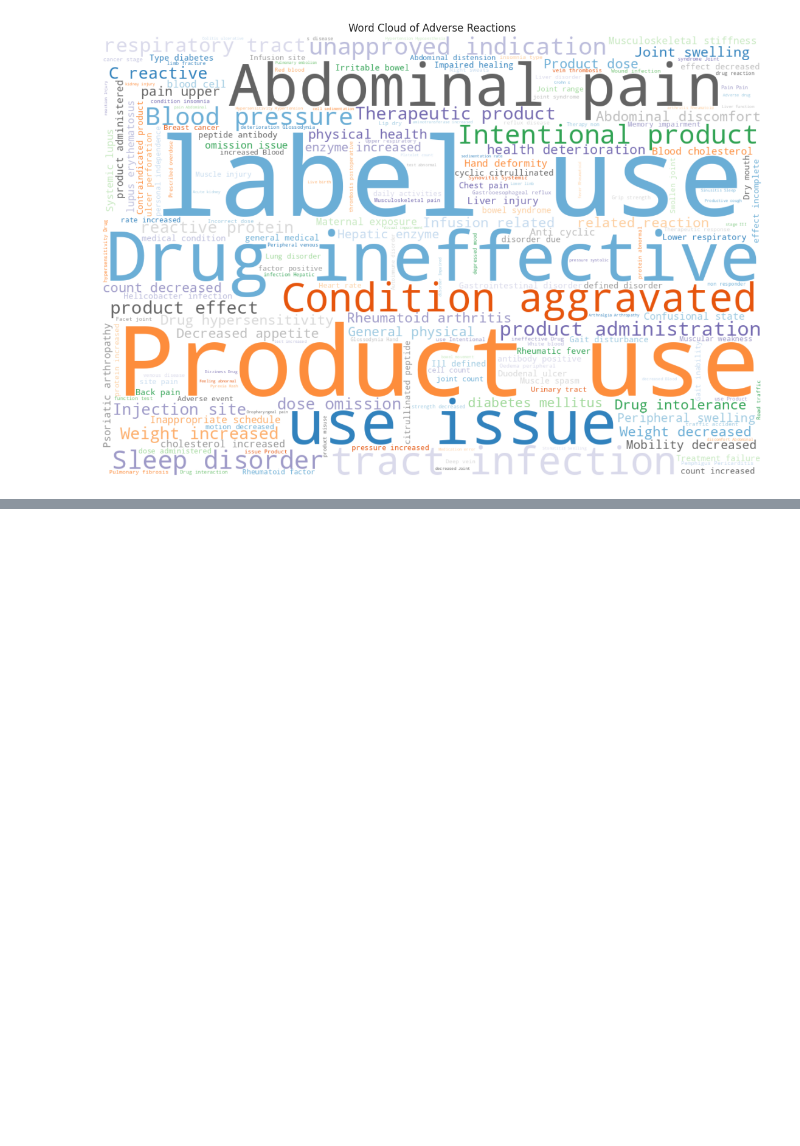
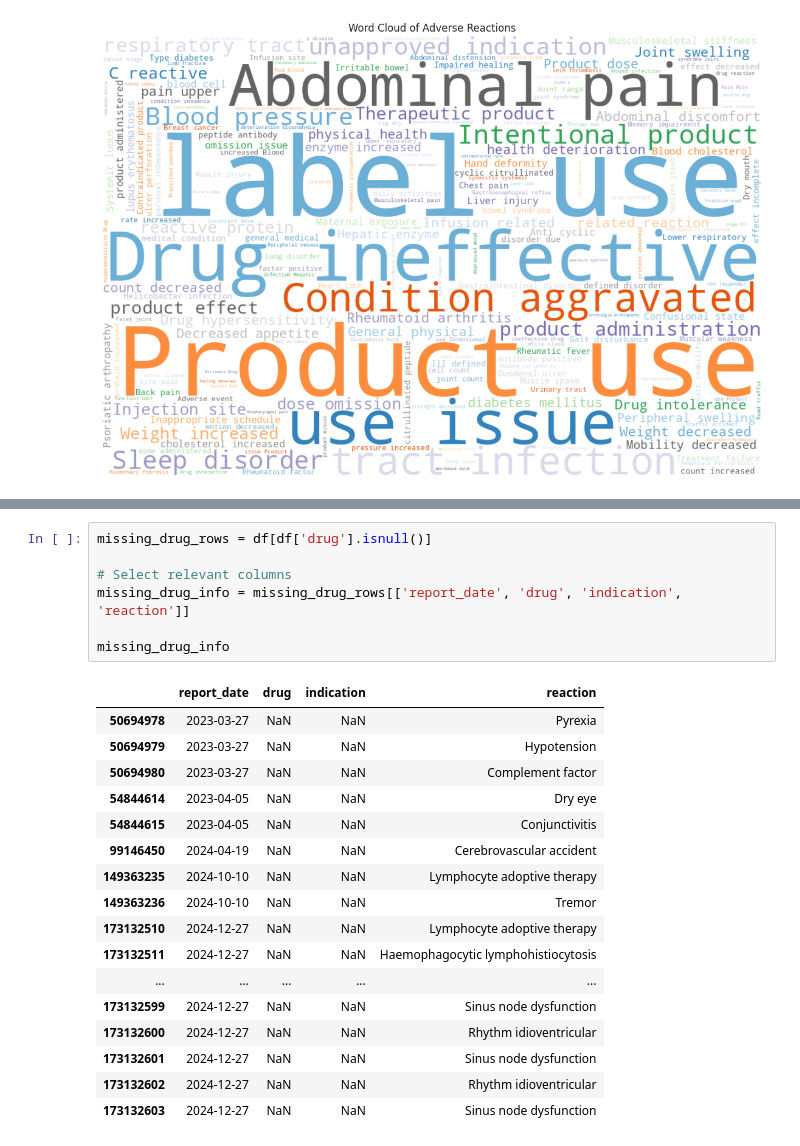
Before and after one commit to naimish75/AI-Powered-Adverse-Event-Forecasting-Using-Temporal-Data, a Jupyter notebook: Drug_Viz.ipynb, the cells around one changed output, grey strips where cells are left out. Saved outputs shown, nothing was run; the diff lists cells and outputs as text; blank space fills up the shorter version.

```diff
--- a/Drug_Viz.ipynb
+++ b/Drug_Viz.ipynb
@@ -182,0 +201,25 @@ fig.show()
+# %%
+missing_drug_rows = df[df['drug'].isnull()]
+
+# Select relevant columns
+missing_drug_info = missing_drug_rows[['report_date', 'drug', 'indication', 'reaction']]
+
+missing_drug_info
+# %% [output]
+|  | report_date | drug | indication | reaction |
+| 50694978 | 2023-03-27 | NaN | NaN | Pyrexia |
+| 50694979 | 2023-03-27 | NaN | NaN | Hypotension |
+| 50694980 | 2023-03-27 | NaN | NaN | Complement factor |
+| 54844614 | 2023-04-05 | NaN | NaN | Dry eye |
+| 54844615 | 2023-04-05 | NaN | NaN | Conjunctivitis |
+| 99146450 | 2024-04-19 | NaN | NaN | Cerebrovascular accident |
+| 149363235 | 2024-10-10 | NaN | NaN | Lymphocyte adoptive therapy |
+| 149363236 | 2024-10-10 | NaN | NaN | Tremor |
+| 173132510 | 2024-12-27 | NaN | NaN | Lymphocyte adoptive therapy |
+| 173132511 | 2024-12-27 | NaN | NaN | Haemophagocytic lymphohistiocytosis |
+| ... | ... | ... | ... | ... |
+| 173132599 | 2024-12-27 | NaN | NaN | Sinus node dysfunction |
+| 173132600 | 2024-12-27 | NaN | NaN | Rhythm idioventricular |
+| 173132601 | 2024-12-27 | NaN | NaN | Sinus node dysfunction |
+| 173132602 | 2024-12-27 | NaN | NaN | Rhythm idioventricular |
+| 173132603 | 2024-12-27 | NaN | NaN | Sinus node dysfunction |
```
Also changed, not shown: parts of 3 cells of this notebook.
